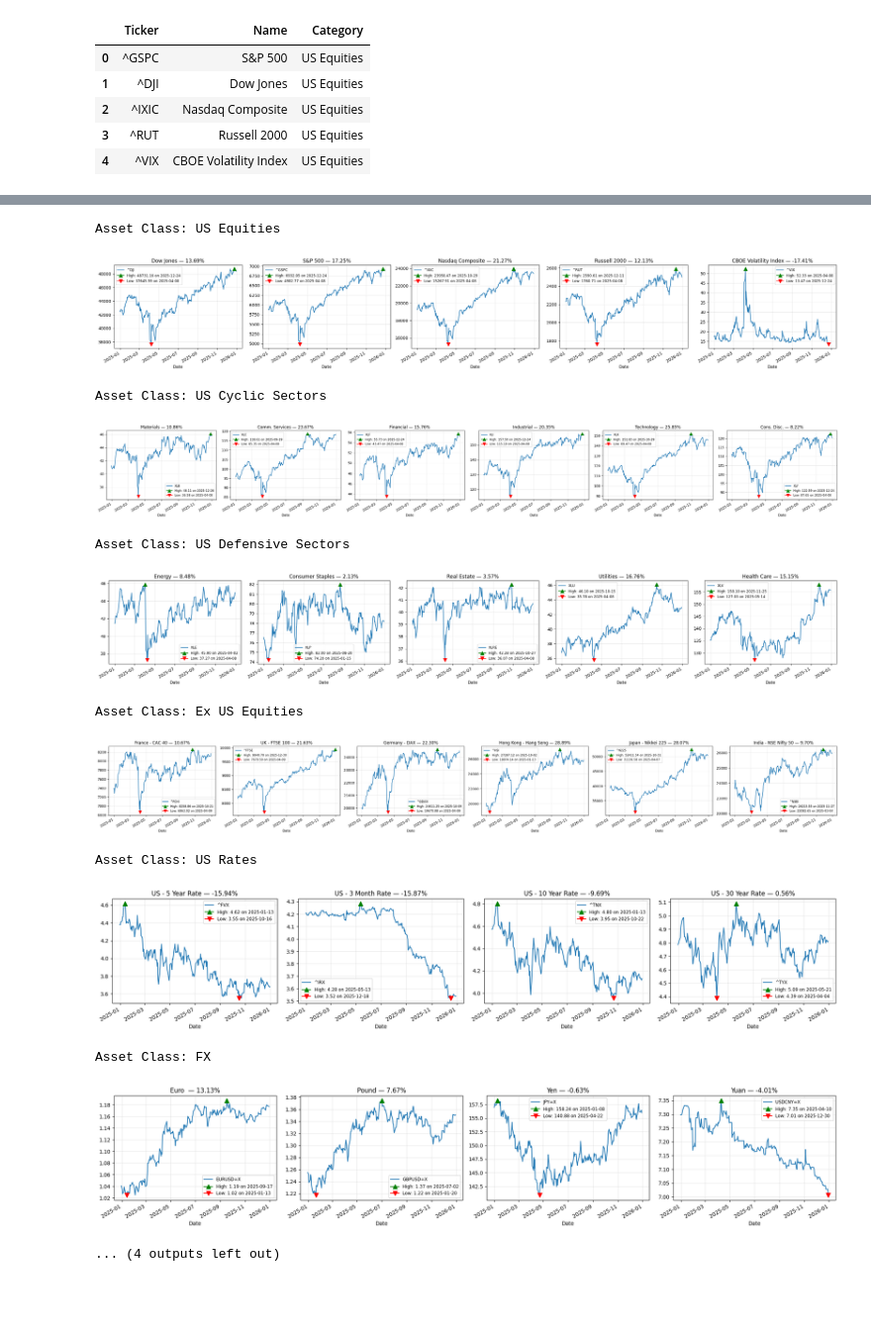
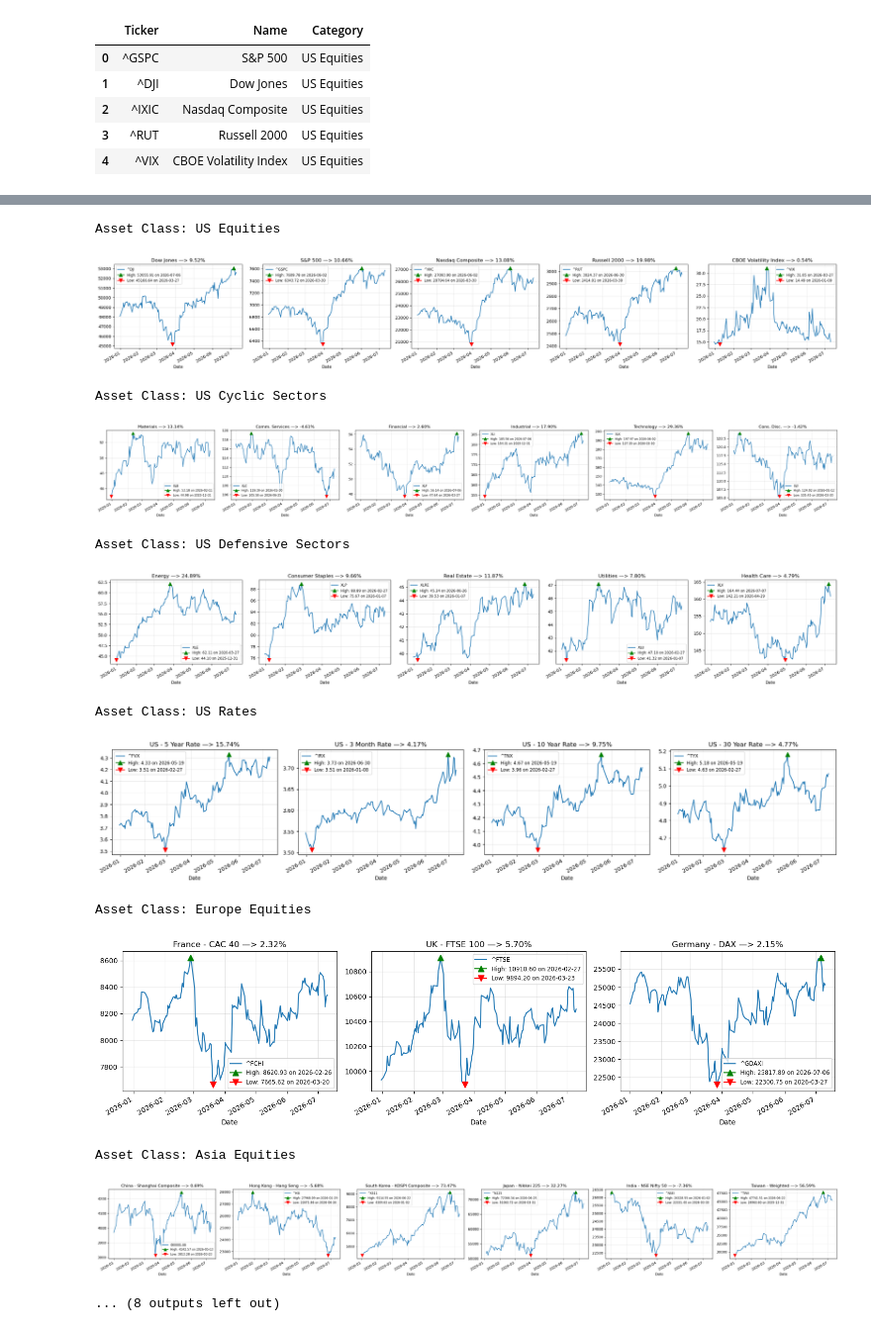
Before and after one commit to shreejyot/spaces, a Jupyter notebook: notebooks/market_data_dashboard.ipynb, the cells around one changed output, grey strips where cells are left out. Shown at 99% size. Saved outputs shown, nothing was run; the diff lists cells and outputs as text; code cells hidden in the pictures; blank space fills up the shorter version.

Commit message:
latest changes - added few more indices

```diff
--- a/notebooks/market_data_dashboard.ipynb
+++ b/notebooks/market_data_dashboard.ipynb
@@ -10,7 +10,7 @@ display(HTML("<style>.container { width:90% ! important; }</style>"))
 import matplotlib.pyplot as plt
 from datetime import datetime, timedelta
 # %%
-indices_df = pd.read_csv('../data/us_indices_data.csv')
+indices_df = pd.read_csv('../data/global_indices_data.csv')
 indices_df.head()
 # %% [output]
 |  | Ticker | Name | Category |
@@ -21,10 +21,9 @@ indices_df.head()
 | 4 | ^VIX | CBOE Volatility Index | US Equities |
 # %%
 #cob_date = '2025-04-01'  # Change this to the desired date
+#cob_date = '2025-12-31'  # Change this to the desired date
 
-cob_date = '2025-12-31'  # Change this to the desired date
-
-#cob_date = datetime.today().strftime('%Y-%m-%d')
+cob_date = datetime.today().strftime('%Y-%m-%d')
 cob_date_dt = datetime.strptime(cob_date, '%Y-%m-%d')
 year_end_date = (cob_date_dt).replace(day=1, month=1) - timedelta(days=1)
 
@@ -98,41 +101,41 @@ for asset_class, df in dashboard_data.items():
         # Compute percent return over the period (first available -> last available)
         try:
             start_val = series.iloc[0]
             end_val = series.iloc[-1]
             pct_return = (end_val / start_val - 1) * 100
         except Exception:
             pct_return = float('nan')
 
         # Plot series with percent return in title
-        series.plot(ax=ax, title=f"{ticker_names[column]} — {pct_return:.2f}%", xlabel=None)
+        series.plot(ax=ax, title=f"{ticker_names[column]} —> {pct_return:.2f}%", xlabel=None)
 
         # Find high and low points
         high_idx = series.idxmax()
         high_val = series.max()
         low_idx = series.idxmin()
         low_val = series.min()
 
         # Plot markers for high and low
         ax.plot(high_idx, high_val, marker='^', color='green', markersize=8, label=f"High: {high_val:.2f} on {pd.to_datetime(high_idx).strftime('%Y-%m-%d')}")
         ax.plot(low_idx, low_val, marker='v', color='red', markersize=8, label=f"Low: {low_val:.2f} on {pd.to_datetime(low_idx).strftime('%Y-%m-%d')}")
 
         # Add legend and grid
         ax.legend(fontsize='small')
         ax.grid(alpha=0.3)
 
     plt.tight_layout()  # Adjust subplot spacing
     plt.show()
 # %% [output]
 Asset Class: US Equities
-[figure, old version]
+[figure, new version]
 Asset Class: US Cyclic Sectors
-[figure, old version]
+[figure, new version]
 Asset Class: US Defensive Sectors
-[figure, old version]
+[figure, new version]
-Asset Class: Ex US Equities
+Asset Class: US Rates
-[figure, old version]
+[figure, new version]
-Asset Class: US Rates
+Asset Class: Europe Equities
-[figure, old version]
+[figure, new version]
-Asset Class: FX
+Asset Class: Asia Equities
-[figure, old version]
+[figure, new version]
-... (4 outputs left out)
+... (8 outputs left out)
```
Also changed, not shown: parts of 5 cells of this notebook, 29 other files.
